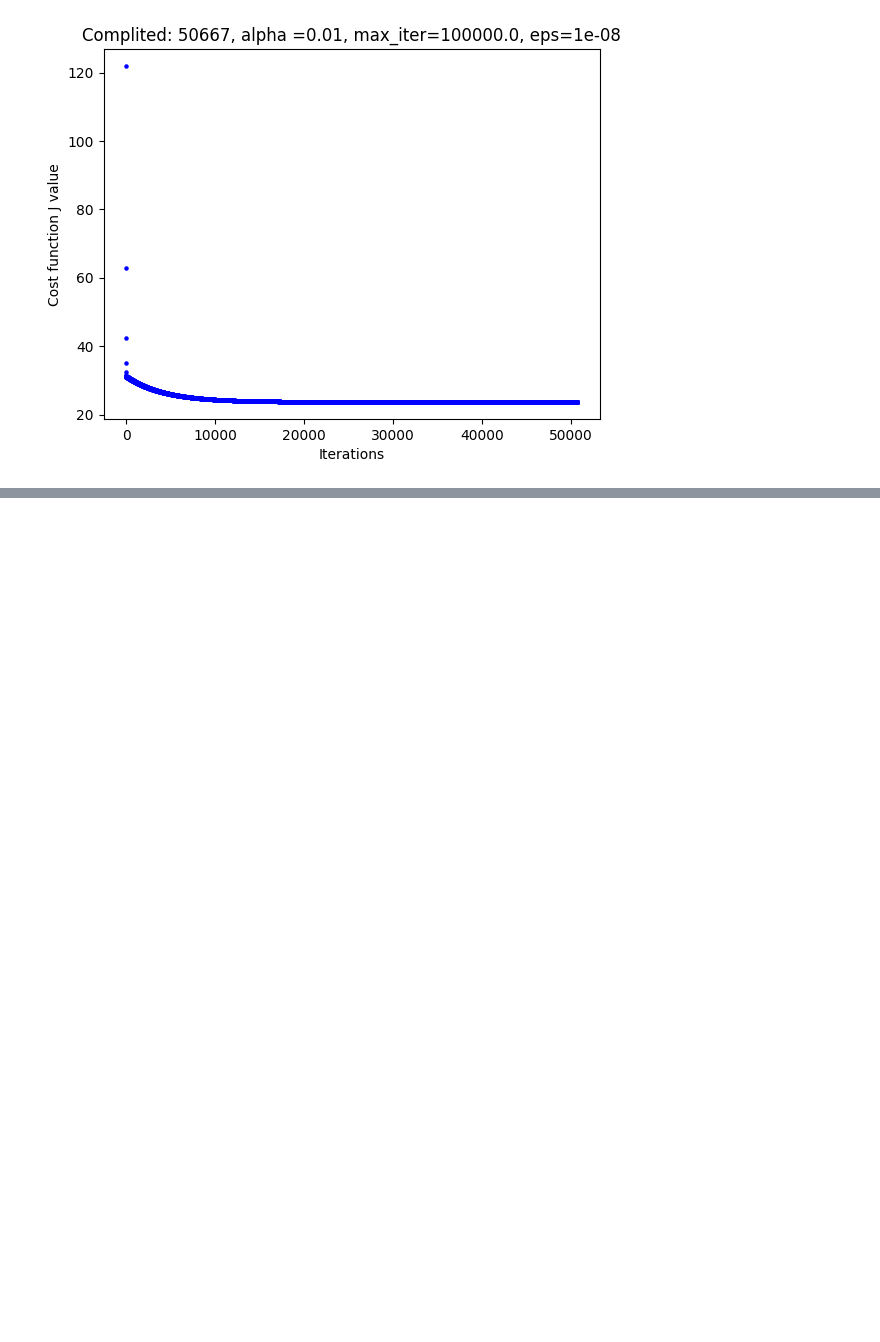
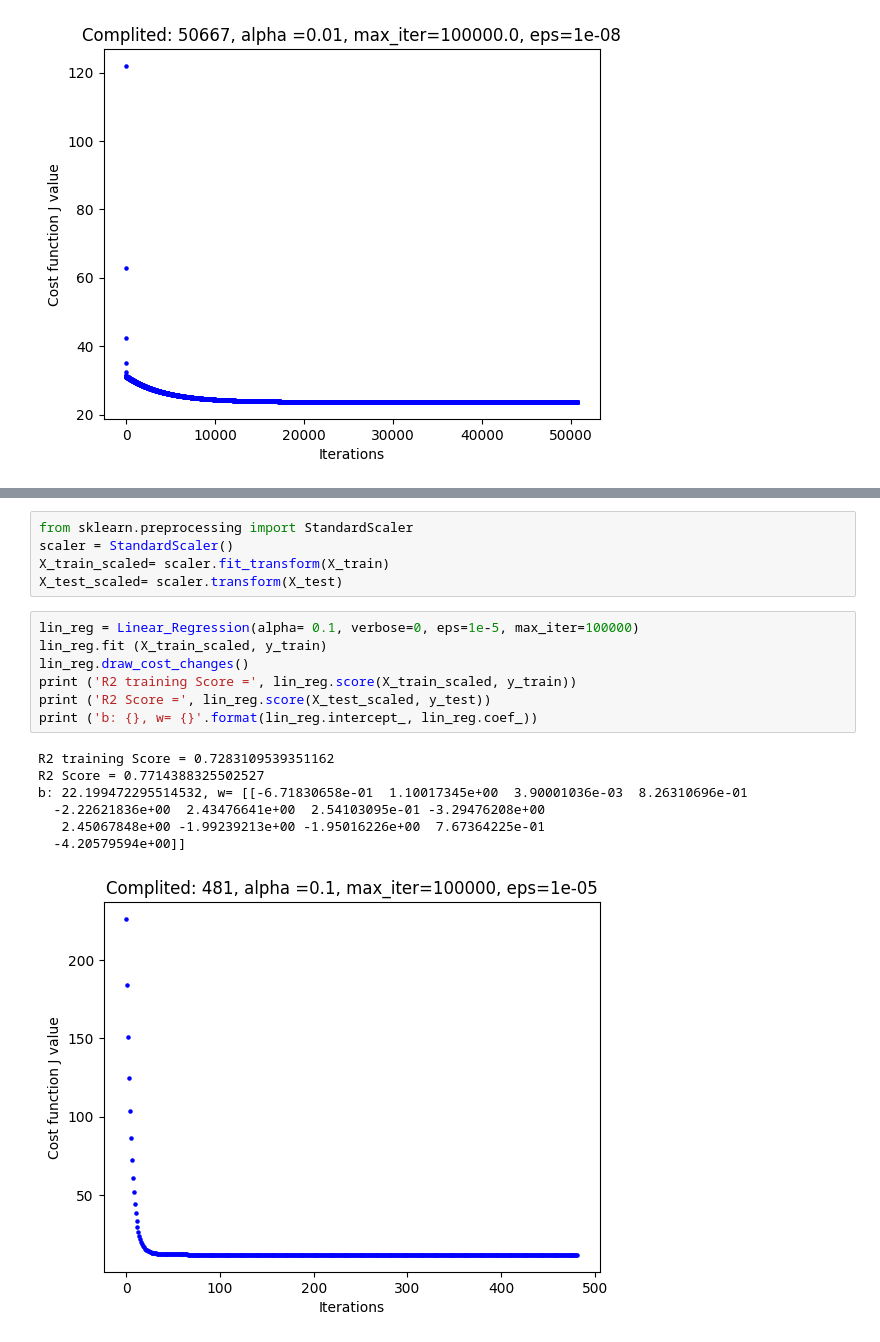
Before and after one commit to mkarpiv/Camp_DS_2026, a Jupyter notebook: lesson_3_linear_regression/lesson_3_lin_reg_hometask.ipynb, the cells around one changed output, grey strips where cells are left out. Cells and saved outputs as stored; diff of their text form; blank space fills up the shorter version.

```diff
--- a/lesson_3_linear_regression/lesson_3_lin_reg_hometask.ipynb
+++ b/lesson_3_linear_regression/lesson_3_lin_reg_hometask.ipynb
@@ -575,0 +634,20 @@ plt.plot(x_line, z_line, '-', c='red')
+# %%
+from sklearn.preprocessing import StandardScaler
+scaler = StandardScaler()
+X_train_scaled= scaler.fit_transform(X_train)
+X_test_scaled= scaler.transform(X_test)
+# %%
+lin_reg = Linear_Regression(alpha= 0.1, verbose=0, eps=1e-5, max_iter=100000)
+lin_reg.fit (X_train_scaled, y_train)
+lin_reg.draw_cost_changes()
+print ('R2 training Score =', lin_reg.score(X_train_scaled, y_train))
+print ('R2 Score =', lin_reg.score(X_test_scaled, y_test))
+print ('b: {}, w= {}'.format(lin_reg.intercept_, lin_reg.coef_))
+# %% [output]
+R2 training Score = 0.7283109539351162
+R2 Score = 0.7714388325502527
+b: 22.199472295514532, w= [[-6.71830658e-01  1.10017345e+00  3.90001036e-03  8.26310696e-01
+  -2.22621836e+00  2.43476641e+00  2.54103095e-01 -3.29476208e+00
+   2.45067848e+00 -1.99239213e+00 -1.95016226e+00  7.67364225e-01
+  -4.20579594e+00]]
+[figure, added]
```
Also changed, not shown: parts of 5 cells of this notebook.
